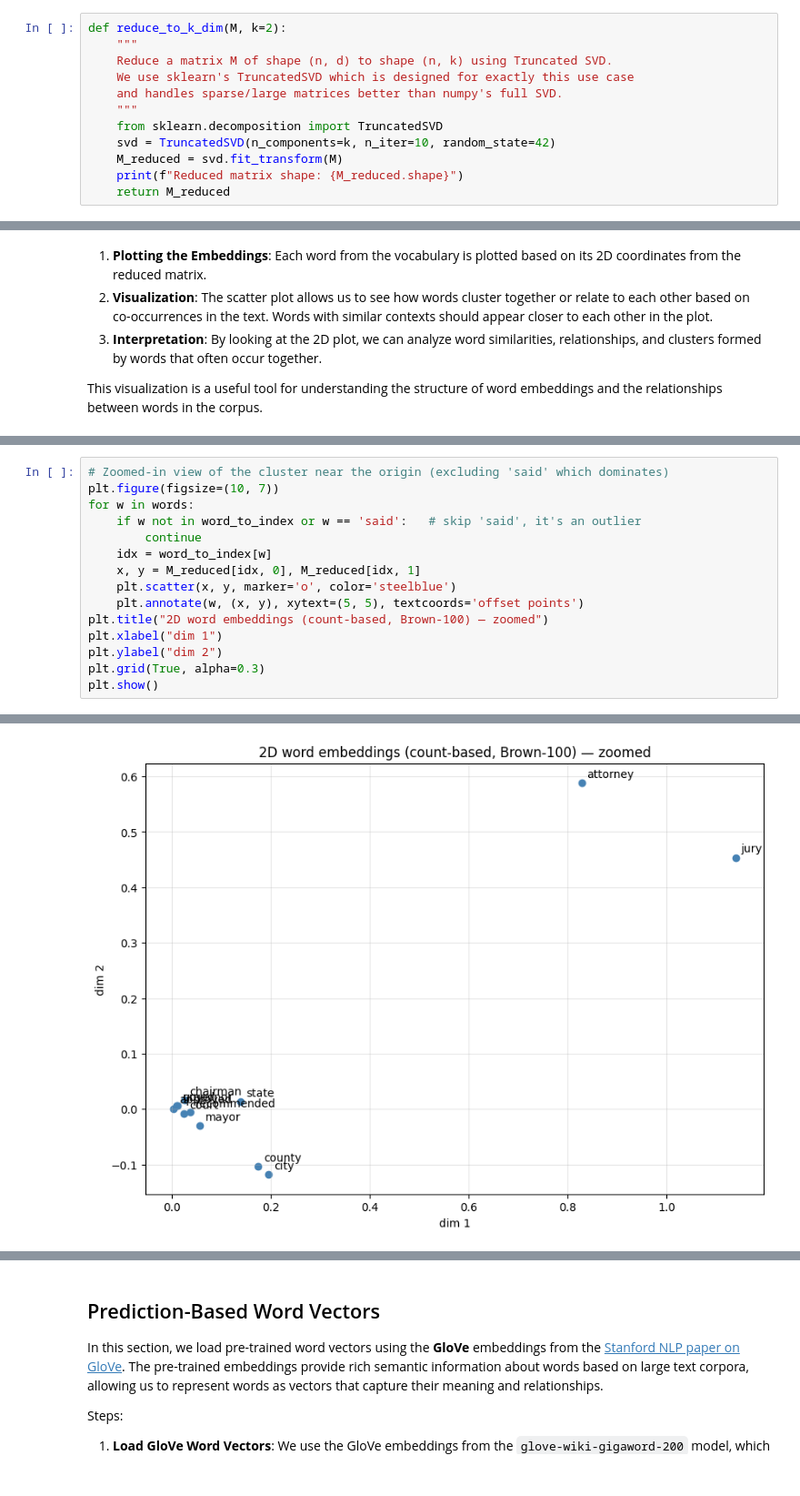
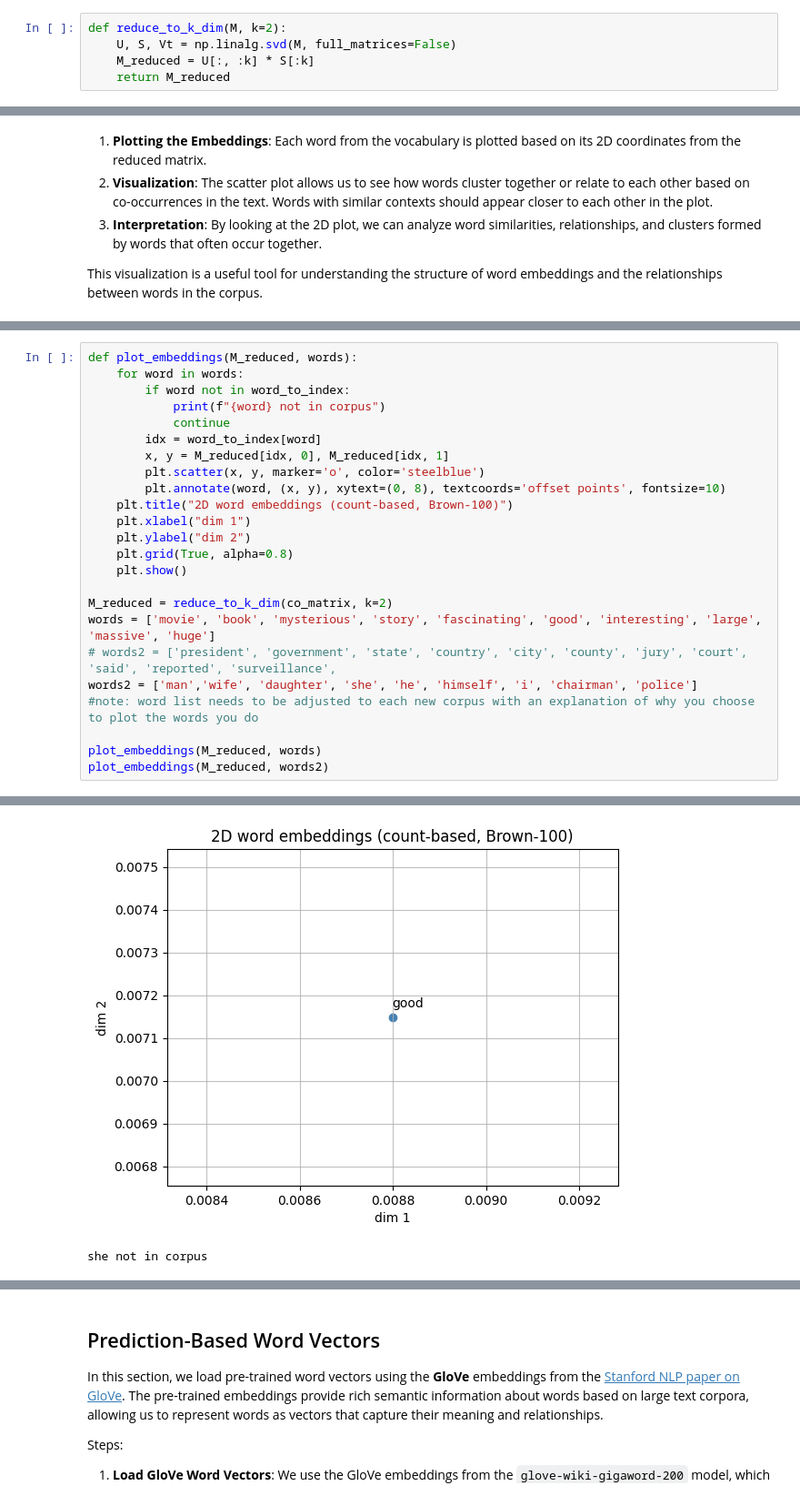
Before and after one commit to myriamth04/NLP, a Jupyter notebook: NLP_2026_A2.ipynb, the cells around one changed output, grey strips where cells are left out. Shown at 91% size. Cells and saved outputs as stored; diff of their text form.

```diff
--- a/NLP_2026_A2.ipynb
+++ b/NLP_2026_A2.ipynb
@@ -363,18 +405,11 @@ Steps:
 3. **Reduced Matrix**: The reduced matrix retains the most important semantic information and can be used for tasks such as **word embedding visualization** or **semantic similarity analysis**.
 
 Dimensionality reduction allows us to capture the essence of word relationships in fewer dimensions, making it more efficient to process and visualize the data.
-# %%
-def reduce_to_k_dim(M, k=2):
-    """
-    Reduce a matrix M of shape (n, d) to shape (n, k) using Truncated SVD.
-    We use sklearn's TruncatedSVD which is designed for exactly this use case
-    and handles sparse/large matrices better than numpy's full SVD.
-    """
-    from sklearn.decomposition import TruncatedSVD
-    svd = TruncatedSVD(n_components=k, n_iter=10, random_state=42)
-    M_reduced = svd.fit_transform(M)
-    print(f"Reduced matrix shape: {M_reduced.shape}")
-    return M_reduced
+# %%
+def reduce_to_k_dim(M, k=2):
+    U, S, Vt = np.linalg.svd(M, full_matrices=False)
+    M_reduced = U[:, :k] * S[:k]
+    return M_reduced
 # %% [markdown]
 In this final part, we visualize the reduced word embeddings in **2D space**. After reducing the dimensionality of the co-occurrence matrix using SVD, we plot the embeddings for each word to observe their relationships in a low-dimensional space.
 
@@ -428,16 +422,25 @@ Reduced matrix shape: (813, 2)
 # %%
-# Zoomed-in view of the cluster near the origin (excluding 'said' which dominates)
-plt.figure(figsize=(10, 7))
-for w in words:
-    if w not in word_to_index or w == 'said':   # skip 'said', it's an outlier
-        continue
-    idx = word_to_index[w]
-    x, y = M_reduced[idx, 0], M_reduced[idx, 1]
-    plt.scatter(x, y, marker='o', color='steelblue')
-    plt.annotate(w, (x, y), xytext=(5, 5), textcoords='offset points')
-plt.title("2D word embeddings (count-based, Brown-100) — zoomed")
-plt.xlabel("dim 1")
-plt.ylabel("dim 2")
-plt.grid(True, alpha=0.3)
-plt.show()
+def plot_embeddings(M_reduced, words):
+    for word in words:
+        if word not in word_to_index:
+            print(f"{word} not in corpus")
+            continue
+        idx = word_to_index[word]
+        x, y = M_reduced[idx, 0], M_reduced[idx, 1]
+        plt.scatter(x, y, marker='o', color='steelblue')
+        plt.annotate(word, (x, y), xytext=(0, 8), textcoords='offset points', fontsize=10)
+    plt.title("2D word embeddings (count-based, Brown-100)")
+    plt.xlabel("dim 1")
+    plt.ylabel("dim 2")
+    plt.grid(True, alpha=0.8)
+    plt.show()
+
+M_reduced = reduce_to_k_dim(co_matrix, k=2)
+words = ['movie', 'book', 'mysterious', 'story', 'fascinating', 'good', 'interesting', 'large', 'massive', 'huge']
+# words2 = ['president', 'government', 'state', 'country', 'city', 'county', 'jury', 'court', 'said', 'reported', 'surveillance',
+words2 = ['man','wife', 'daughter', 'she', 'he', 'himself', 'i', 'chairman', 'police']
+#note: word list needs to be adjusted to each new corpus with an explanation of why you choose to plot the words you do
+
+plot_embeddings(M_reduced, words)
+plot_embeddings(M_reduced, words2)
 # %% [output]
@@ -444 +456,2 @@ plt.show()
-[figure, old version]
+[figure, new version]
+she not in corpus
```
Also changed, not shown: parts of 20 cells of this notebook.
